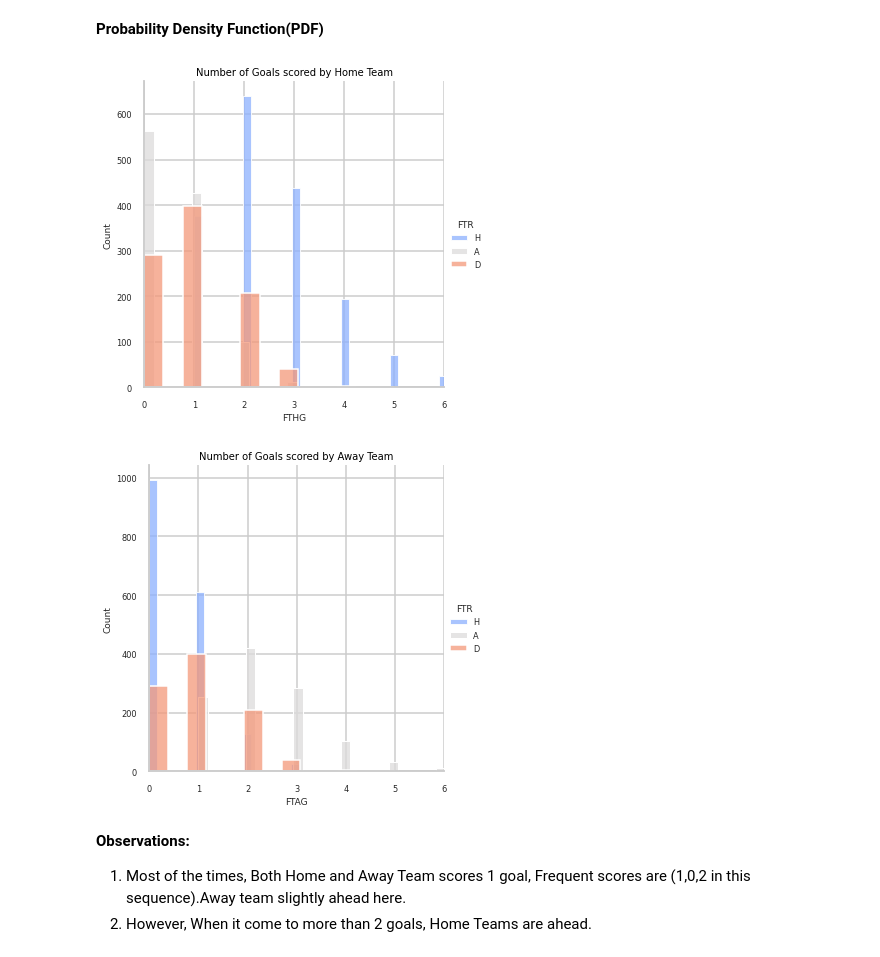
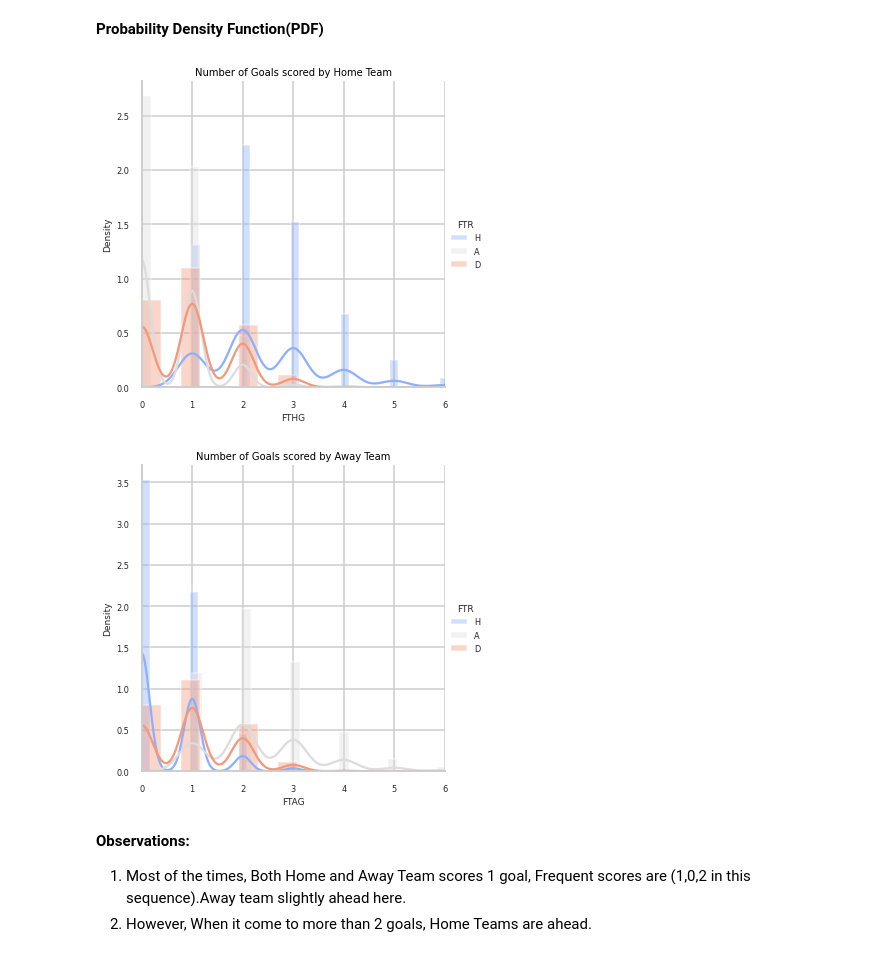
Before and after one commit to NishaMDev/ML-Learning, a Jupyter notebook: Assignment#5/ML_Assignment_5.ipynb, the cells around one changed output. Cells and saved outputs as stored; diff of their text form; code cells hidden in the pictures.

```diff
--- a/Assignment#5/ML_Assignment_5.ipynb
+++ b/Assignment#5/ML_Assignment_5.ipynb
@@ -236,19 +236,19 @@ RangeIndex(start=0, stop=3800, step=1)
 **Probability Density Function(PDF)**
 # %%
 sns.FacetGrid(df,height=5,hue="FTR",palette="coolwarm",xlim=(0,6)) \
-   .map(sns.histplot,"FTHG") \
+   .map(sns.distplot,"FTHG") \
    .add_legend()
 plt.title("Number of Goals scored by Home Team",size=10,color= "Black")
 plt.show()
 
 sns.FacetGrid(df,height=5,hue="FTR",palette="coolwarm",xlim=(0,6)) \
-   .map(sns.histplot,"FTAG") \
+   .map(sns.distplot,"FTAG") \
    .add_legend()
 plt.title("Number of Goals scored by Away Team",size=10,color= "Black")
 plt.show()
 # %% [output]
-[figure, old version]
+[figure, new version]
-[figure, old version]
+[figure, new version]
 # %% [markdown]
 **Observations:**
 
```
